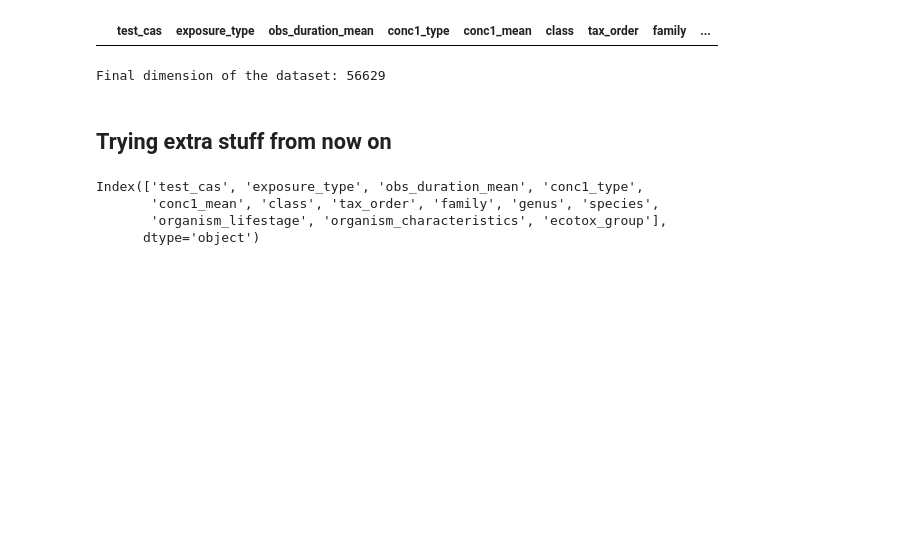
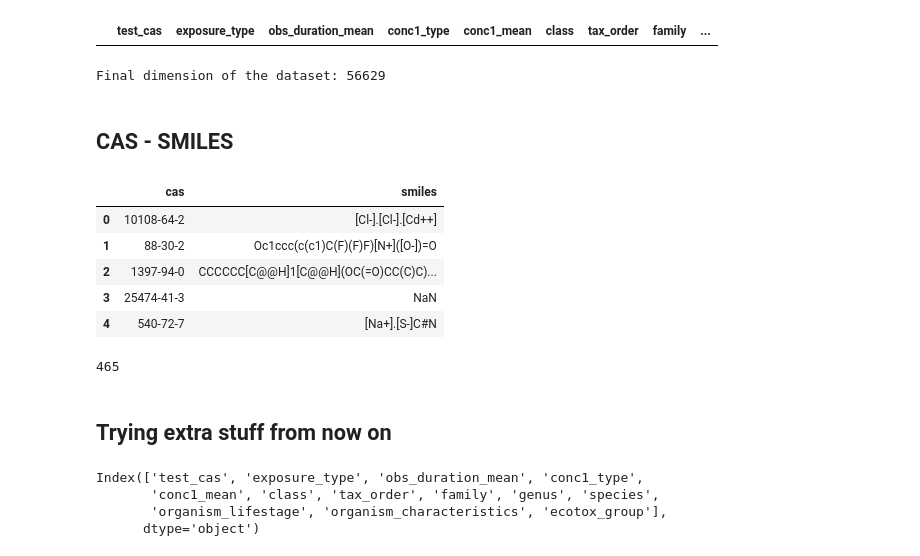
Before and after one commit to manuleo/ML_Toxicology_Testing, a Jupyter notebook: data_analysis.ipynb, the cells around one changed output. Cells and saved outputs as stored; diff of their text form; code cells hidden in the pictures; blank space fills up the shorter version.

```diff
--- a/data_analysis.ipynb
+++ b/data_analysis.ipynb
@@ -1410,3 +1410,7 @@ print("Final dimension of the dataset: {}".format(results_extr.index.size))
 Final dimension of the dataset: 56629
 # %%
 results_extr.to_csv("output/base_db.csv")
+# %% [markdown]
+## CAS - SMILES
+# %%
+smiles = pd.read_csv('data/cas_to_smiles.csv', error_bad_lines=False)
@@ -1413,3 +1419,16 @@ results_extr.to_csv("output/base_db.csv")
+# %%
+smiles.head()
+# %% [output]
+|  | cas | smiles |
+| 0 | 10108-64-2 | [Cl-].[Cl-].[Cd++] |
+| 1 | 88-30-2 | Oc1ccc(c(c1)C(F)(F)F)[N+]([O-])=O |
+| 2 | 1397-94-0 | CCCCCC[C@@H]1[C@@H](OC(=O)CC(C)C)... |
+| 3 | 25474-41-3 | NaN |
+| 4 | 540-72-7 | [Na+].[S-]C#N |
+# %%
+smiles['smiles'].isnull().sum()
+# %% [output]
+465
 # %% [markdown]
 ## Trying extra stuff from now on
 # %%
```
Also changed, not shown: parts of 1 cell of this notebook.
